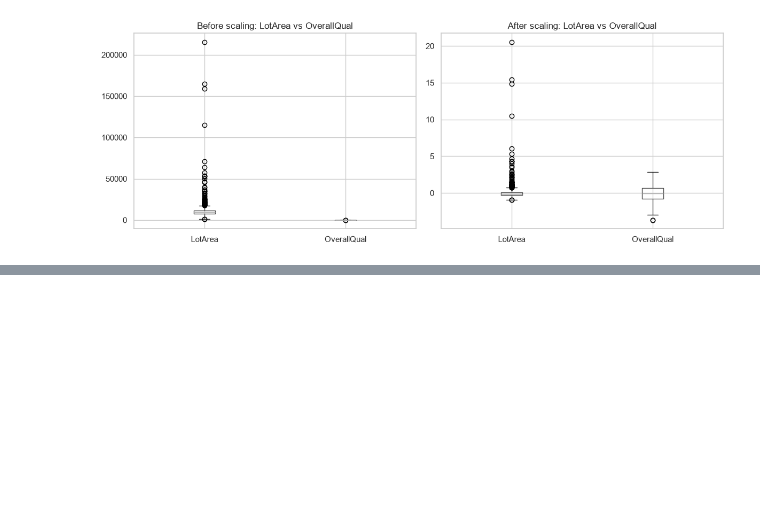
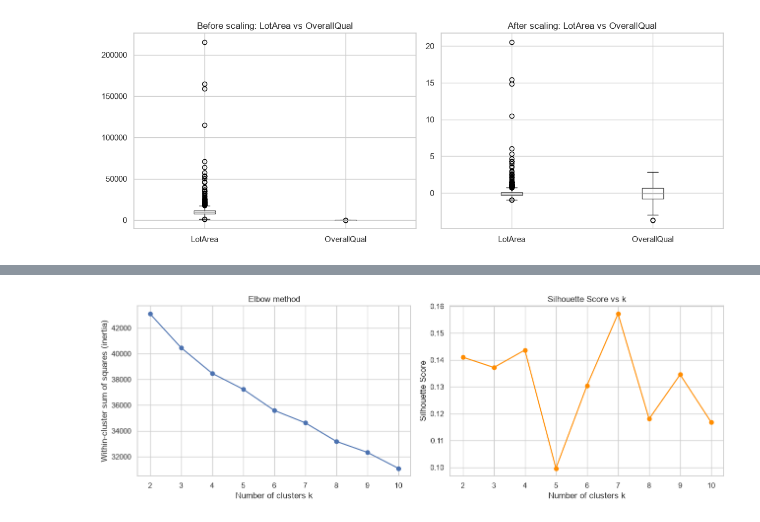
Before and after one commit to anuri-el/Machine-Learning-Technologies, a Jupyter notebook: l5_clustering.ipynb, the cells around one changed output, grey strips where cells are left out. Drawn from its saved outputs; the diff is of its cells as text; code cells hidden in the pictures; blank space fills up the shorter version.

```diff
--- a/l5_clustering.ipynb
+++ b/l5_clustering.ipynb
@@ -188,0 +189,16 @@ plt.show()
+# %%
+k_values = list(range(2, 11))
+
+kmeans_results = []
+kmeans_models = {}
+for k in k_values:
+    model = KMeans(n_clusters=k, random_state=RANDOM_STATE, n_init=10)
+    labels = model.fit_predict(X_scaled)
+    kmeans_models[k] = model
+    sil = silhouette_score(X_scaled, labels)
+    db = davies_bouldin_score(X_scaled, labels)
+    ch = calinski_harabasz_score(X_scaled, labels)
+    kmeans_results.append({'k': k, 'inertia': model.inertia_, 'silhouette': sil, 'davies_bouldin': db, 'calinski_harabasz': ch})
+
+kmeans_results_df = pd.DataFrame(kmeans_results)
+kmeans_results_df
@@ -188,0 +216,17 @@ plt.show()
+# %%
+fig, axes = plt.subplots(1, 2, figsize=(13, 4.5))
+
+axes[0].plot(kmeans_results_df['k'], kmeans_results_df['inertia'], marker='o')
+axes[0].set_xlabel('Number of clusters k')
+axes[0].set_ylabel('Within-cluster sum of squares (inertia)')
+axes[0].set_title('Elbow method')
+
+axes[1].plot(kmeans_results_df['k'], kmeans_results_df['silhouette'], marker='o', color='darkorange')
+axes[1].set_xlabel('Number of clusters k')
+axes[1].set_ylabel('Silhouette Score')
+axes[1].set_title('Silhouette Score vs k')
+
+plt.tight_layout()
+plt.show()
+# %% [output]
+[figure, added]
```
Also changed, not shown: parts of 4 cells of this notebook.
